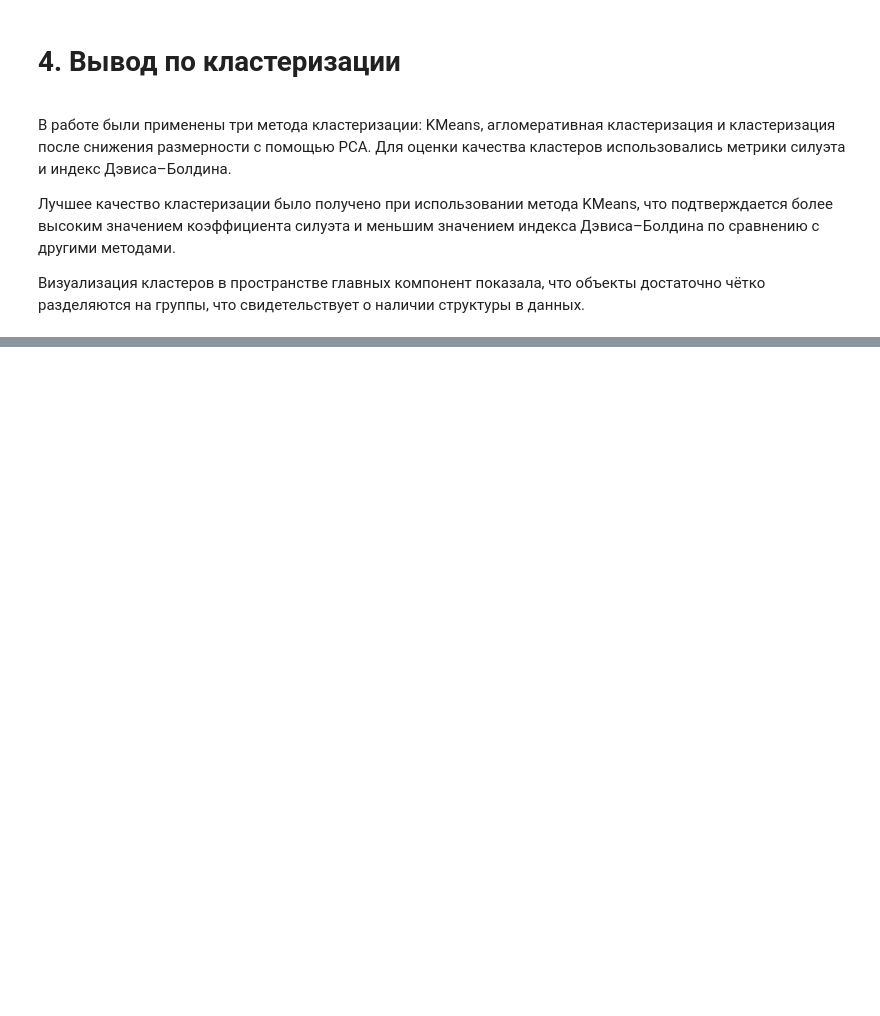
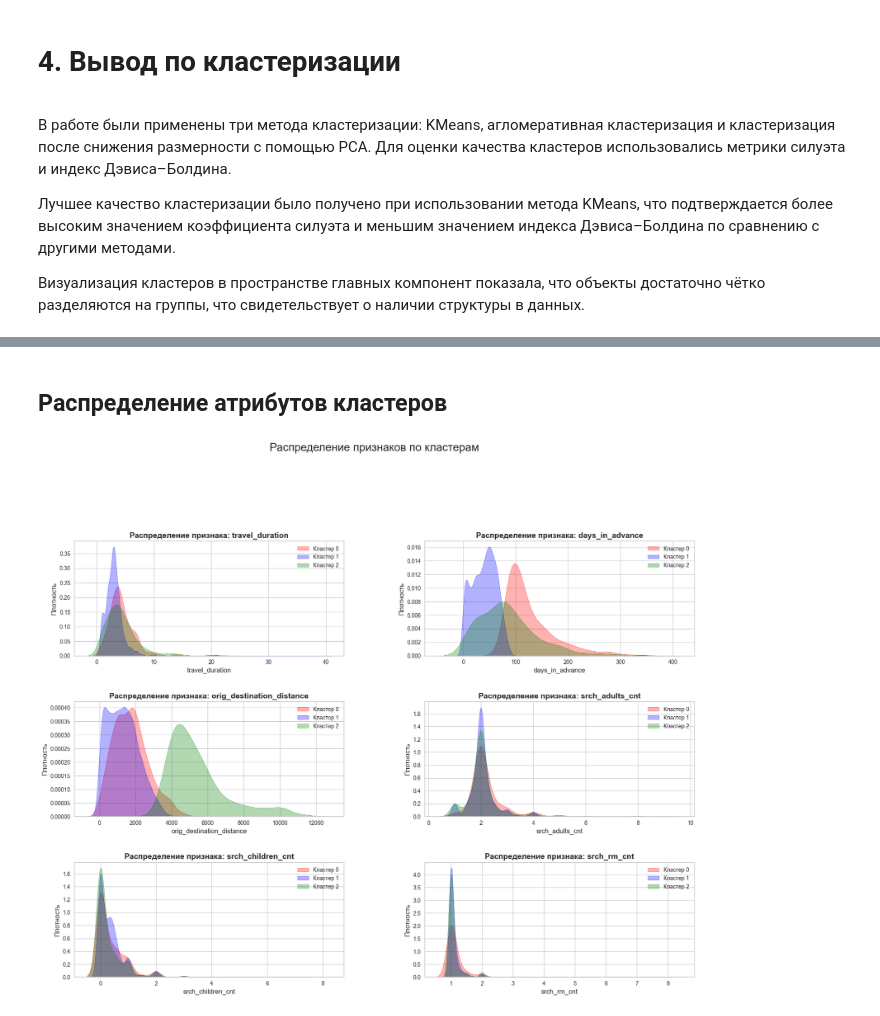
Before and after one commit to ArtemKrutoiy123/team_work_travel, a Jupyter notebook: travels_clasterization.ipynb, the cells around one changed output, grey strips where cells are left out. Saved outputs shown, nothing was run; the diff lists cells and outputs as text; code cells hidden in the pictures; blank space fills up the shorter version.

```diff
--- a/travels_clasterization.ipynb
+++ b/travels_clasterization.ipynb
@@ -866,0 +936,40 @@ plt.tight_layout()
+# %% [markdown]
+## Распределение атрибутов кластеров
+# %%
+df_plot = city_groups.copy()
+df_plot['cluster'] = yhat
+
+fig, axes = plt.subplots(7, 2, figsize=(20, 35))
+plt.subplots_adjust(hspace=0.4, wspace=0.3)
+
+plot_features = features.copy()
+
+colors = ['red', 'blue', 'green']
+
+for i, column in enumerate(plot_features):
+    ax = axes[i // 2, i % 2]
+    for cluster_id in sorted(df_plot['cluster'].unique()):
+        subset = df_plot[df_plot['cluster'] == cluster_id]
+        sns.kdeplot(
+            data=subset,
+            x=column,
+            color=colors[cluster_id],
+            label=f'Кластер {cluster_id}',
+            fill=True,
+            alpha=0.3,
+            ax=ax
+        )
+
+    ax.set_title(f'Распределение признака: {column}', fontweight='bold', fontsize=14)
+    ax.set_xlabel(column, fontsize=12)
+    ax.set_ylabel('Плотность', fontsize=12)
+    ax.legend()
+
+if len(plot_features) < 14:
+    for j in range(len(plot_features), 14):
+        axes[j // 2, j % 2].set_visible(False)
+
+plt.suptitle('Распределение признаков по кластерам', fontsize=20, y=0.95)
+plt.show()
+# %% [output]
+[figure, added]
```
Also changed, not shown: parts of 31 cells of this notebook, 1 other file.
